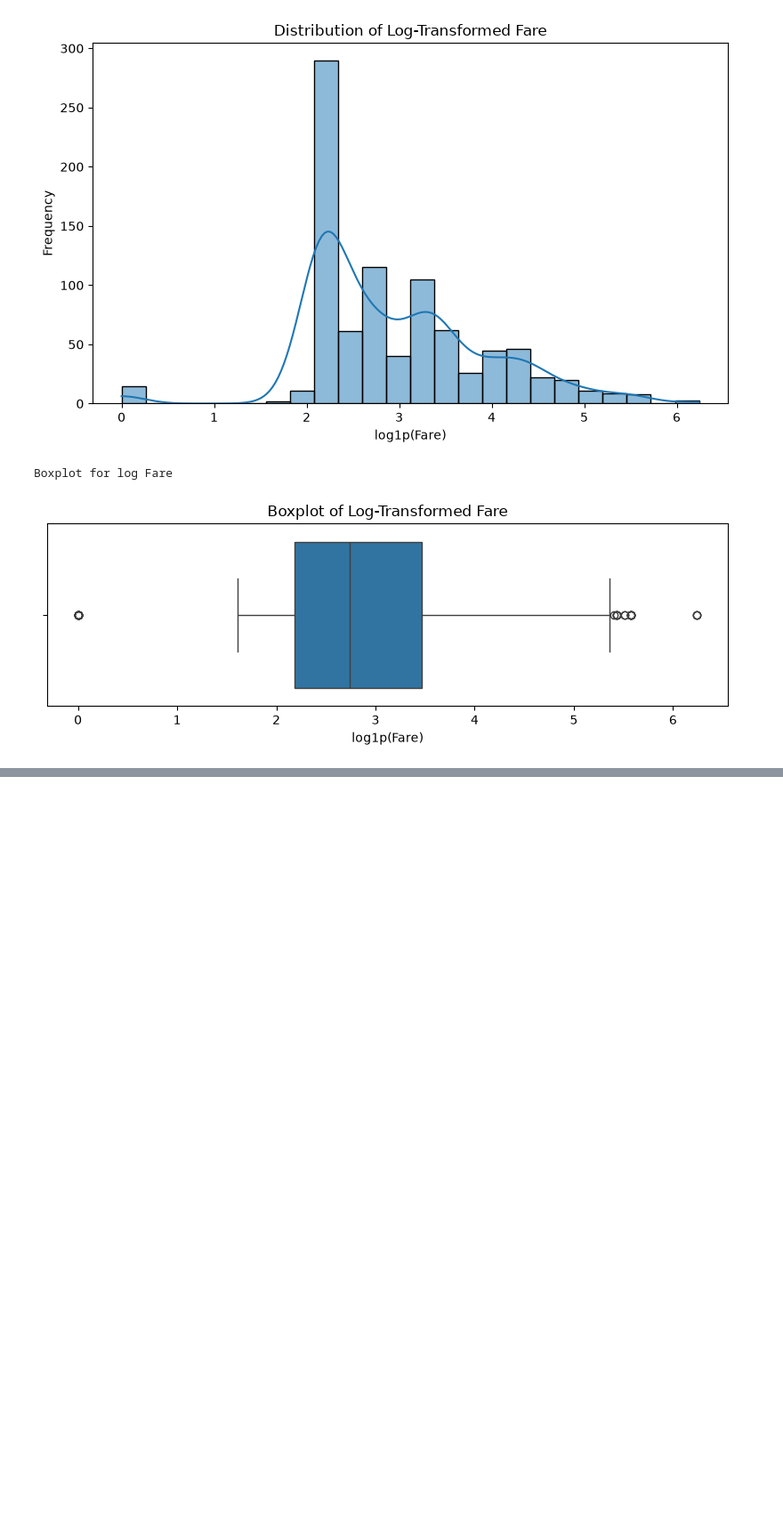
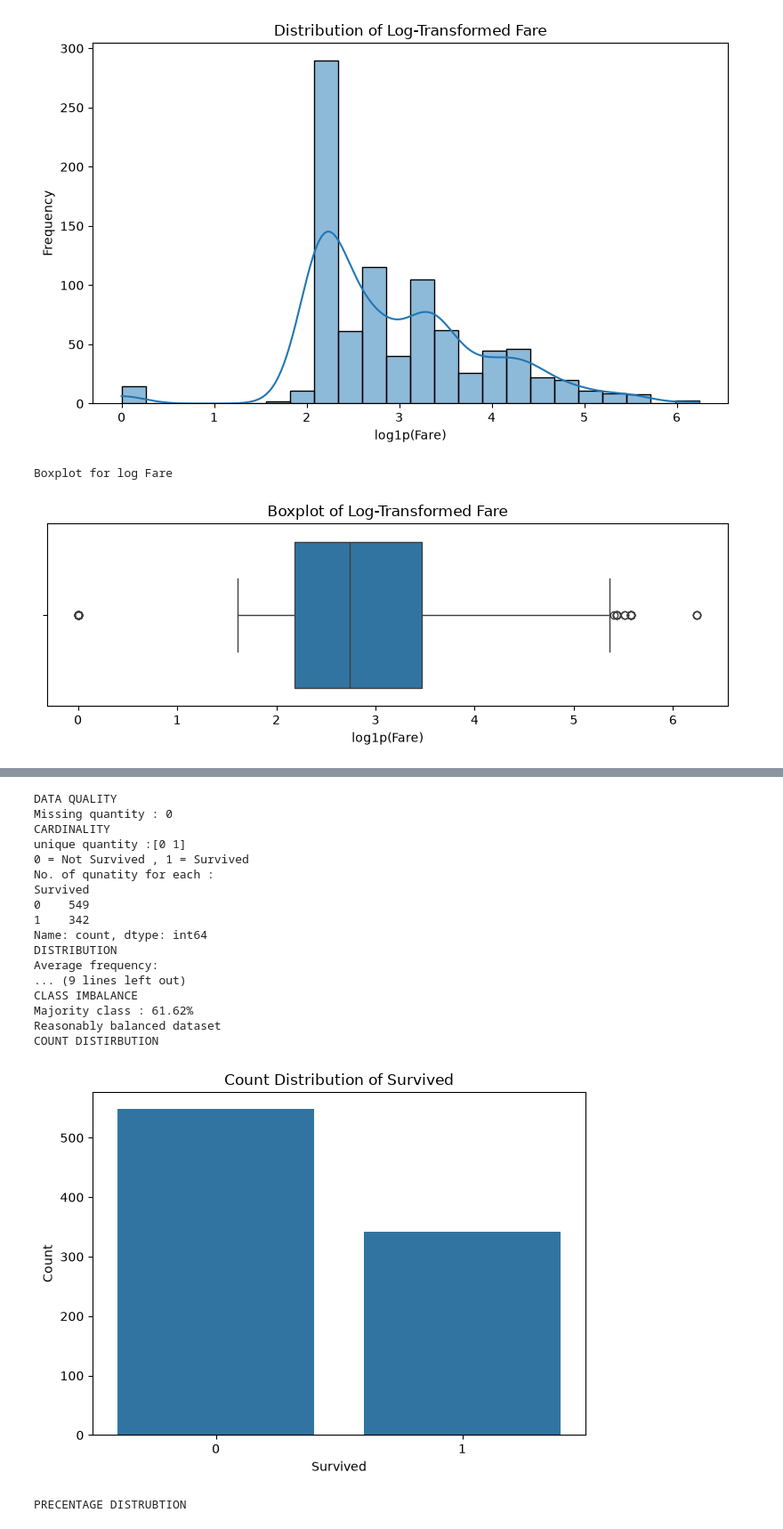
Before and after one commit to prabhatkulkarni/Titanic-Survival-Prediction, a Jupyter notebook: notebooks/01_eda.ipynb, the cells around one changed output, grey strips where cells are left out. Shown at 89% size. Drawn from its saved outputs; the diff is of its cells as text; code cells hidden in the pictures; blank space fills up the shorter version.

Commit message:
target_analyze in eda notebook

```diff
--- a/notebooks/01_eda.ipynb
+++ b/notebooks/01_eda.ipynb
@@ -347,3 +347,64 @@ COUNT DISTIRBUTION
 [figure]
 PRECENTAGE DISTRUBTION
 [figure]
+# %%
+def Target_analyze(df : pd.DataFrame):
+    print("DATA QUALITY")
+    print(f"Missing quantity : {df.Survived.isnull().sum()}")
+    print(f"CARDINALITY")
+    print(f"unique quantity :{df.Survived.unique()}")
+    print("0 = Not Survived , 1 = Survived")
+    print(f"No. of qunatity for each :\n{df["Survived"].value_counts()}")
+    print("DISTRIBUTION")
+    print(f"Average frequency:\n{df["Survived"].value_counts(normalize=True)}")
+    print(f"Percentage frequency: \n {df["Survived"].value_counts(normalize=True)*100}")
+    print("CLASS IMBALANCE")
+    major = df["Survived"].value_counts(normalize=True).max()
+
+    print(f"Majority class : {major:.2%}")
+
+    if major > 0.8:
+        print("Highly imbalanced dataset")
+    elif major > 0.65:
+        print("Moderately imbalanced dataset")
+    else:
+        print("Reasonably balanced dataset")
+    print("COUNT DISTIRBUTION")
+    sns.countplot(data=df, x="Survived")
+    plt.title(f"Count Distribution of {"Survived"}")
+    plt.xlabel("Survived")
+    plt.ylabel("Count")
+    plt.tight_layout()
+    plt.show()
+    print("PRECENTAGE DISTRUBTION")
+    percentage = df["Survived"].value_counts(normalize=True) * 100
+    sns.barplot(x=percentage.index, y=percentage.values)
+
+    plt.title(f"Percentage Distribution of {"Survived"}")
+    plt.xlabel("Survived")
+    plt.ylabel("Percentage (%)")
+    plt.tight_layout()
+    plt.show()
+
+
+Target_analyze(df)
+# %% [output]
+DATA QUALITY
+Missing quantity : 0
+CARDINALITY
+unique quantity :[0 1]
+0 = Not Survived , 1 = Survived
+No. of qunatity for each :
+Survived
+0    549
+1    342
+Name: count, dtype: int64
+DISTRIBUTION
+Average frequency:
+... (9 lines left out)
+CLASS IMBALANCE
+Majority class : 61.62%
+Reasonably balanced dataset
+COUNT DISTIRBUTION
+[figure, added]
+PRECENTAGE DISTRUBTION
```
Also changed, not shown: parts of 2 cells of this notebook.
